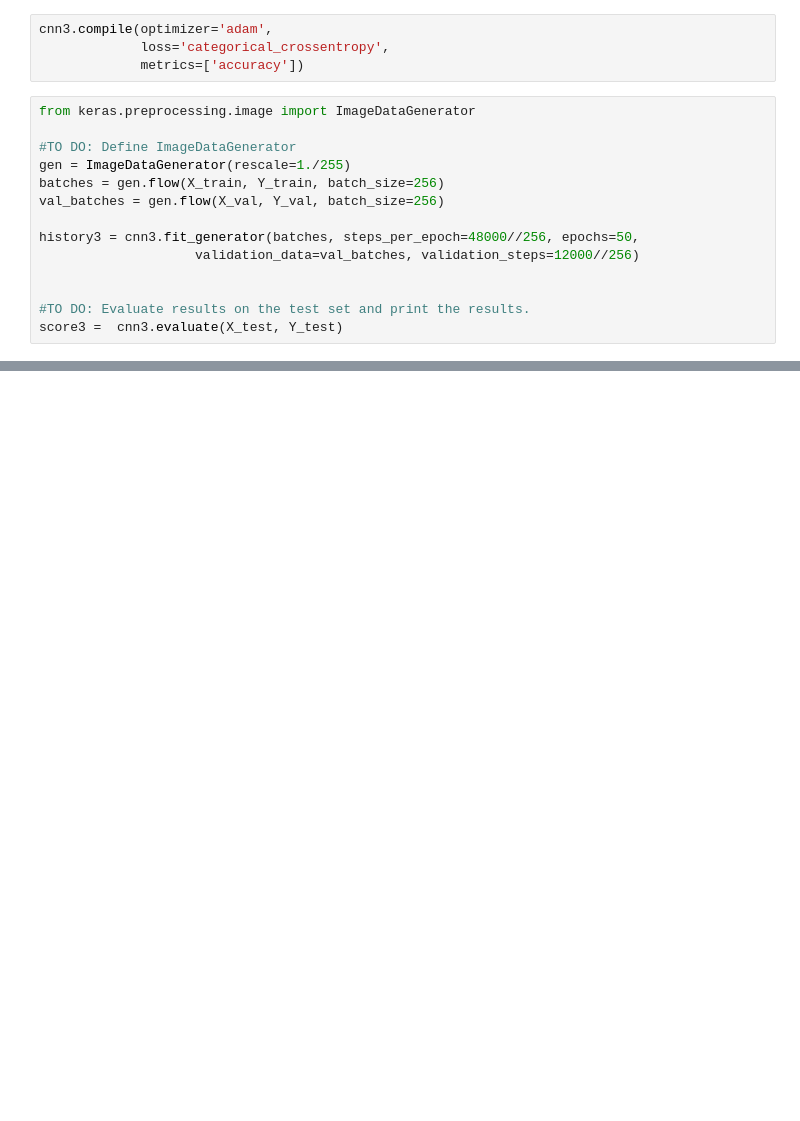
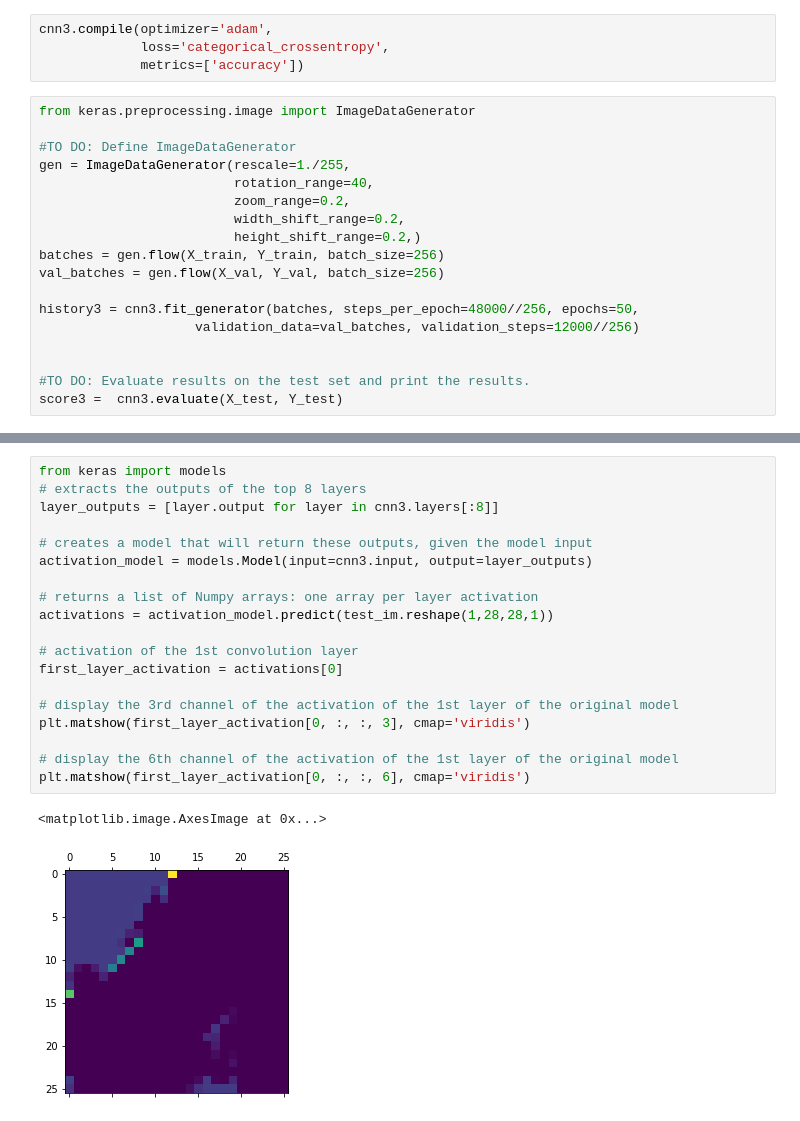
Before and after one commit to mkuzmik/advanced-machine-learning-exercises, a Jupyter notebook: cnn_visualization.ipynb, the cells around one changed output, grey strips where cells are left out. Saved outputs shown, nothing was run; the diff lists cells and outputs as text; blank space fills up the shorter version.

```diff
--- a/cnn_visualization.ipynb
+++ b/cnn_visualization.ipynb
@@ -83,7 +85,11 @@ cnn3.compile(optimizer='adam',
 from keras.preprocessing.image import ImageDataGenerator
 
 #TO DO: Define ImageDataGenerator
-gen = ImageDataGenerator(rescale=1./255)
+gen = ImageDataGenerator(rescale=1./255,
+                         rotation_range=40,
+                         zoom_range=0.2,
+                         width_shift_range=0.2,
+                         height_shift_range=0.2,)
 batches = gen.flow(X_train, Y_train, batch_size=256)
 val_batches = gen.flow(X_val, Y_val, batch_size=256)
 
@@ -107,0 +132,22 @@ Epoch 6/50
+# %%
+from keras import models
+# extracts the outputs of the top 8 layers
+layer_outputs = [layer.output for layer in cnn3.layers[:8]]
+
+# creates a model that will return these outputs, given the model input
+activation_model = models.Model(input=cnn3.input, output=layer_outputs)
+
+# returns a list of Numpy arrays: one array per layer activation
+activations = activation_model.predict(test_im.reshape(1,28,28,1))
+
+# activation of the 1st convolution layer
+first_layer_activation = activations[0]
+
+# display the 3rd channel of the activation of the 1st layer of the original model
+plt.matshow(first_layer_activation[0, :, :, 3], cmap='viridis')
+
+# display the 6th channel of the activation of the 1st layer of the original model
+plt.matshow(first_layer_activation[0, :, :, 6], cmap='viridis')
+# %% [output]
+<matplotlib.image.AxesImage at 0x...>
+[figure, added]
```
Also changed, not shown: parts of 13 cells of this notebook, 3 other files.
